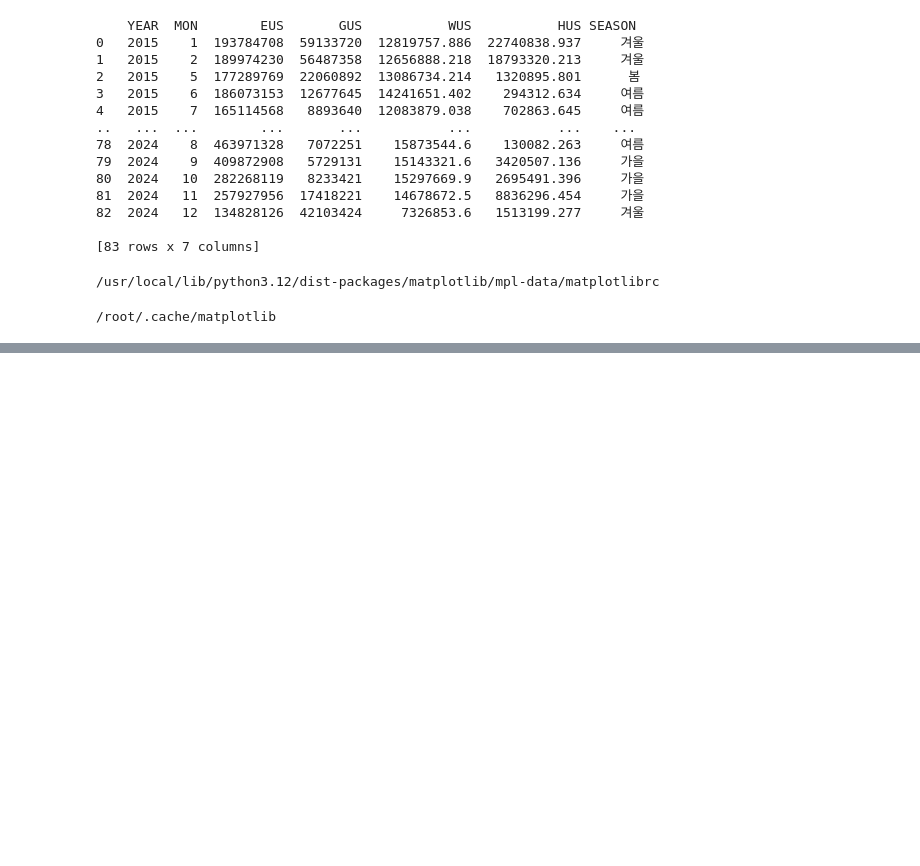
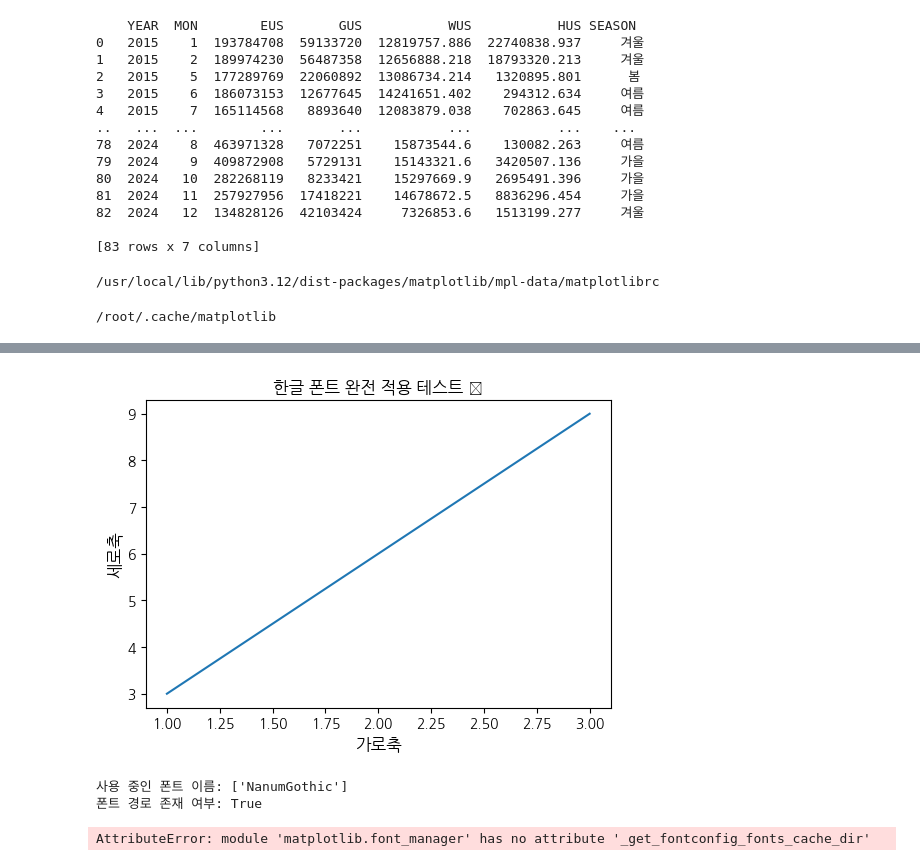
Before and after one commit to jwb0117/Data-Analysis-with-Open-Source, a Jupyter notebook: 오픈소스_데이터_분석_4강.ipynb, the cells around one changed output, grey strips where cells are left out. Saved outputs shown, nothing was run; the diff lists cells and outputs as text; code cells hidden in the pictures; blank space fills up the shorter version.

```diff
--- a/오픈소스_데이터_분석_4강.ipynb
+++ b/오픈소스_데이터_분석_4강.ipynb
@@ -247,0 +323,67 @@ print(font_list)
+# %%
+# ✅ 1. 나눔고딕 폰트 설치
+!apt-get -qq -y install fonts-nanum
+
+# ✅ 2. 런타임 재시작 필요 없음 — 폰트 직접 등록
+import matplotlib.font_manager as fm
+import matplotlib.pyplot as plt
+import matplotlib as mpl
+import os
+
+# Colab에 설치된 나눔고딕 폰트 경로 찾기
+font_path = '/usr/share/fonts/truetype/nanum/NanumGothic.ttf'
+
+# 폰트 프로퍼티 객체 생성
+fontprop = fm.FontProperties(fname=font_path, size=12)
+
+# ✅ 3. 전역 설정으로 폰트 지정 (폰트 이름 대신 경로 기반 설정)
+mpl.rcParams['font.family'] = fontprop.get_name()
+mpl.rcParams['axes.unicode_minus'] = False
+
+# ✅ 4. 캐시 수동 초기화 (폰트 캐시 재생성)
+fm.findSystemFonts(fontpaths=['/usr/share/fonts/truetype/nanum'])
+fm.fontManager.addfont(font_path)
+
+# ✅ 5. 테스트
+plt.figure(figsize=(6,4))
+plt.plot([1, 2, 3], [3, 6, 9])
+plt.title('한글 폰트 완전 적용 테스트 🎨', fontproperties=fontprop)
+plt.xlabel('가로축', fontproperties=fontprop)
+plt.ylabel('세로축', fontproperties=fontprop)
+plt.show()
+
+# ✅ 6. 디버깅용 출력
+print("사용 중인 폰트 이름:", mpl.rcParams['font.family'])
+print("폰트 경로 존재 여부:", os.path.exists(font_path))
+# %% [output]
+[figure, added]
+사용 중인 폰트 이름: ['NanumGothic']
+폰트 경로 존재 여부: True
+# %%
+# 1️⃣ 나눔고딕 폰트 설치
+!apt-get -qq -y install fonts-nanum
+
+# 2️⃣ matplotlib 폰트 캐시 경로 초기화
+import matplotlib.font_manager as fm
+import matplotlib.pyplot as plt
+import matplotlib as mpl
+import os
+
+# 3️⃣ matplotlib 폰트 캐시 삭제 (새로 폰트 인식하게)
+font_cache = fm._get_fontconfig_fonts_cache_dir()
+if os.path.exists(font_cache):
+    import shutil
+    shutil.rmtree(font_cache, ignore_errors=True)
+
+# 4️⃣ matplotlib 기본 폰트를 나눔고딕으로 설정
+plt.rc('font', family='NanumGothic')
+plt.rcParams['axes.unicode_minus'] = False
+
+# 5️⃣ 테스트
+plt.plot([1, 2, 3], [1, 2, 3])
+plt.title('한글 테스트 - 나눔고딕', fontsize=14)
+plt.xlabel('가로축')
+plt.ylabel('세로축')
+plt.show()
+# %% [output]
+AttributeError: module 'matplotlib.font_manager' has no attribute '_get_fontconfig_fonts_cache_dir'
```
Also changed, not shown: parts of 8 cells of this notebook.
